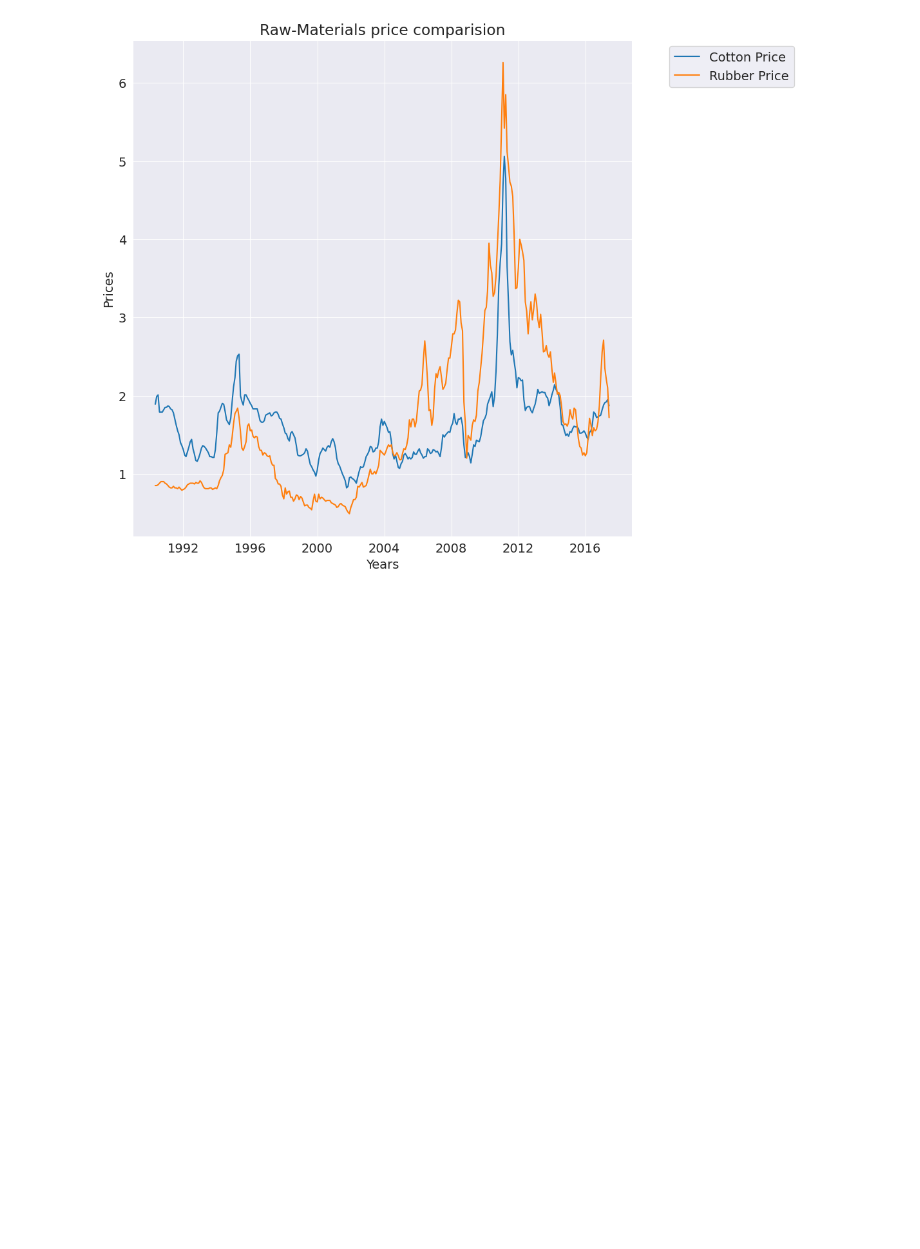
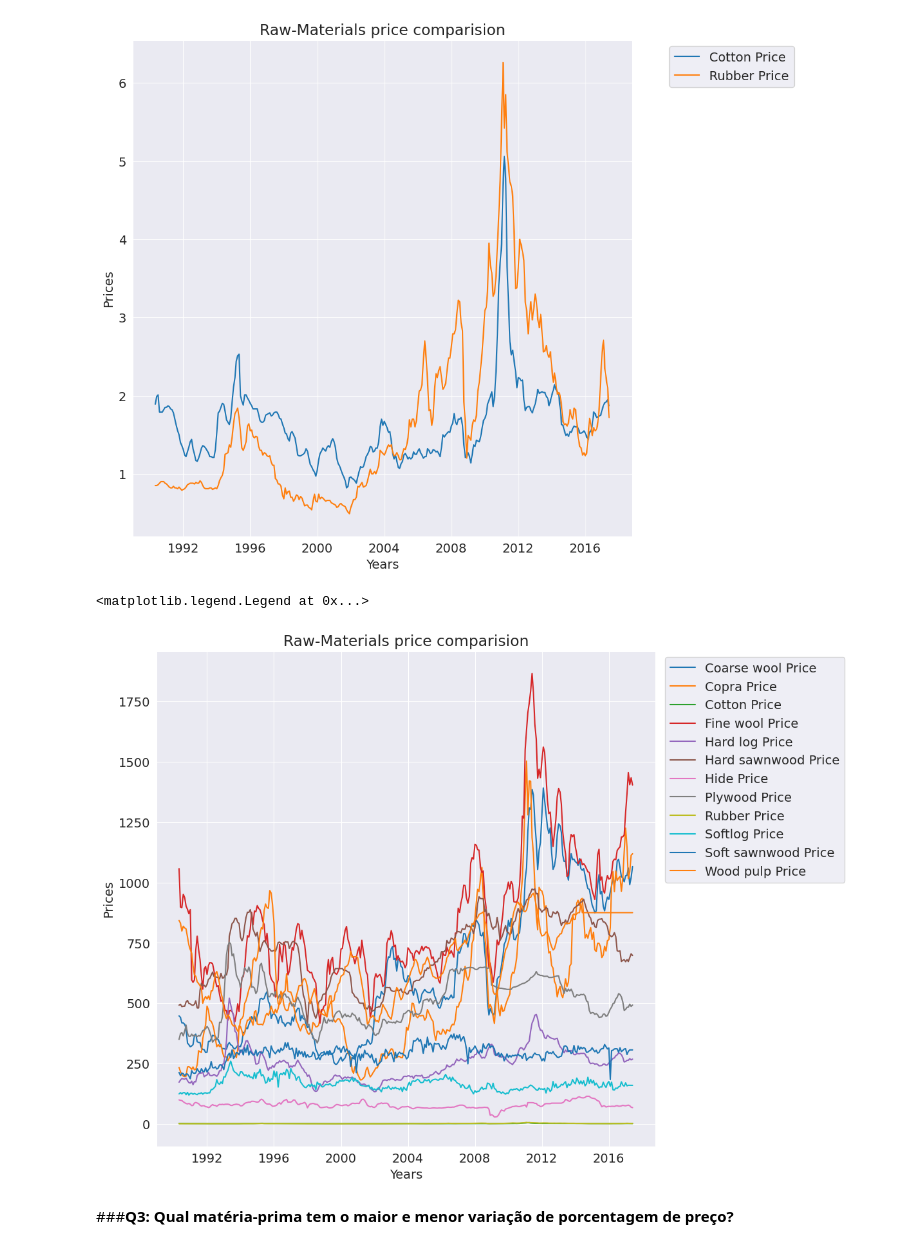
Before and after one commit to hgOliveira-Santos/Analise-Materiais_Agricultura, a Jupyter notebook: notebook.ipynb, the cells around one changed output. Cells and saved outputs as stored; diff of their text form; code cells hidden in the pictures; blank space fills up the shorter version.

```diff
--- a/notebook.ipynb
+++ b/notebook.ipynb
@@ -391,3 +391,15 @@ plt.legend(['Cotton Price', 'Rubber Price'], loc = 'upper center', bbox_to_ancho
 # %% [output]
 <matplotlib.legend.Legend at 0x...>
 [figure]
+# %%
+plt.figure(figsize=(10, 10))
+plt.plot(df[price])
+plt.title("Raw-Materials price comparision")
+plt.xlabel('Years')
+plt.ylabel('Prices')
+plt.legend(price, loc='upper center',bbox_to_anchor=(1.2,1))
+# %% [output]
+<matplotlib.legend.Legend at 0x...>
+[figure, added]
+# %% [markdown]
+###**Q3: Qual matéria-prima tem o maior e menor variação de porcentagem de preço?**
```
Also changed, not shown: parts of 9 cells of this notebook.
